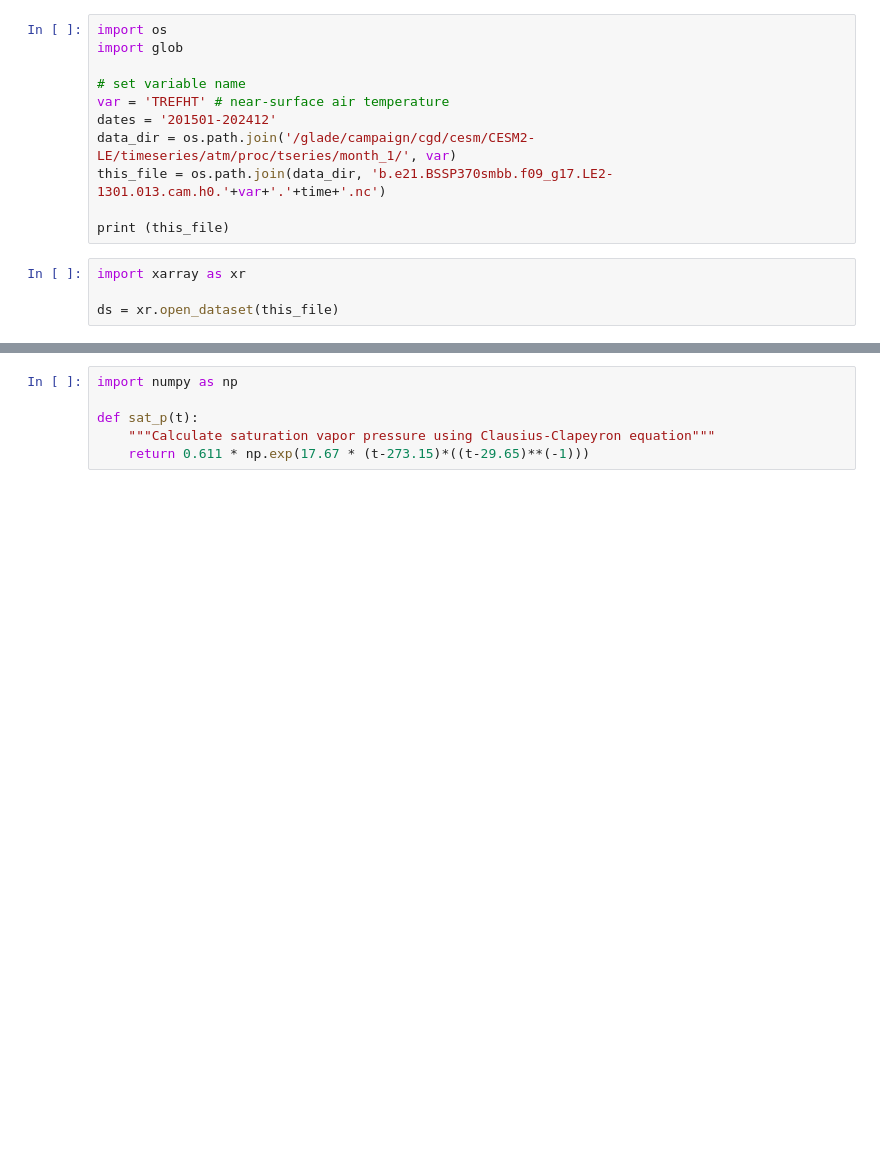
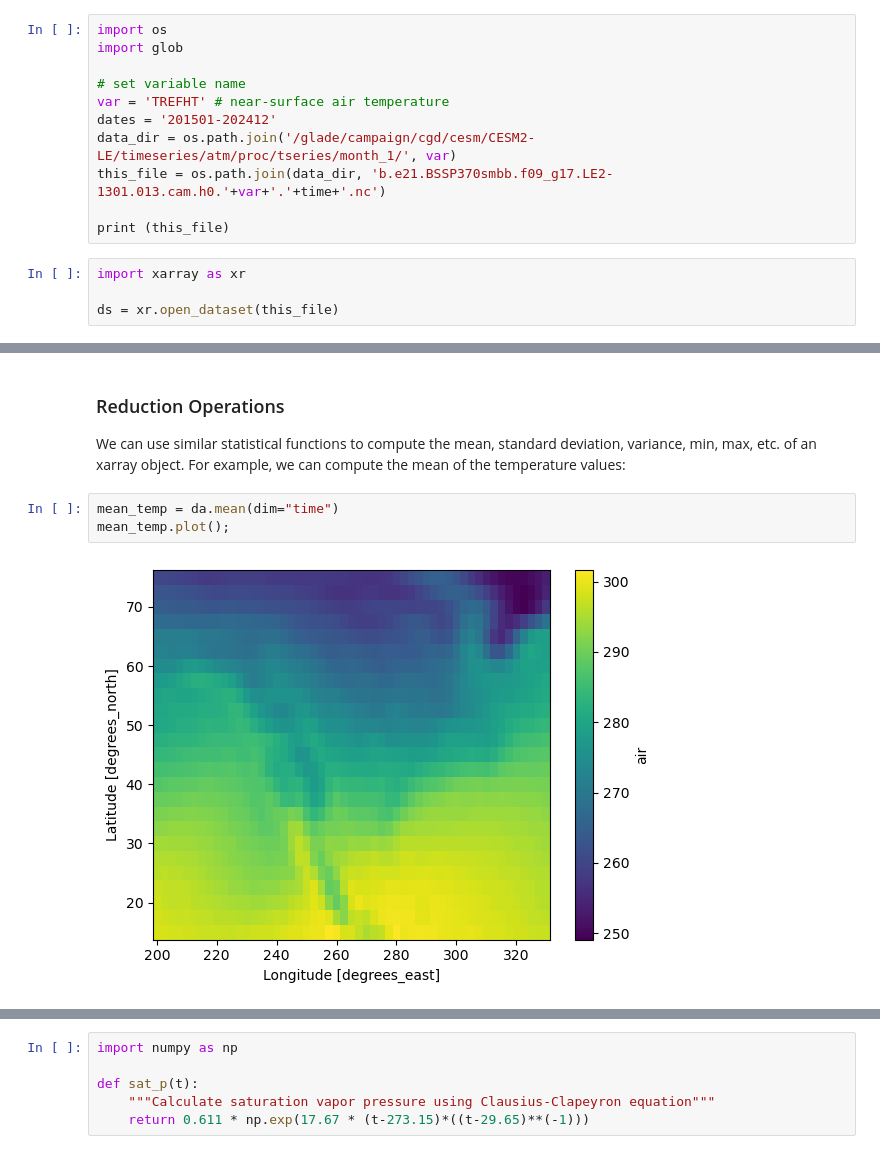
Before and after one commit to NCAR/Xarray-Dask-ESDS-2024, a Jupyter notebook: notebooks/01-xarray-intro.ipynb, the cells around one changed output, grey strips where cells are left out. Saved outputs shown, nothing was run; the diff lists cells and outputs as text; blank space fills up the shorter version.

```diff
--- a/notebooks/01-xarray-intro.ipynb
+++ b/notebooks/01-xarray-intro.ipynb
@@ -813,0 +277,9 @@ In the example below, we calculate the saturation vapor pressure by using `apply
+# %% [markdown]
+### Reduction Operations
+
+We can use similar statistical functions to compute the mean, standard deviation, variance, min, max, etc. of an xarray object. For example, we can compute the mean of the temperature values:
+# %%
+mean_temp = da.mean(dim="time")
+mean_temp.plot();
+# %% [output]
+[figure, added]
```
Also changed, not shown: parts of 108 cells of this notebook, 1 other file.
